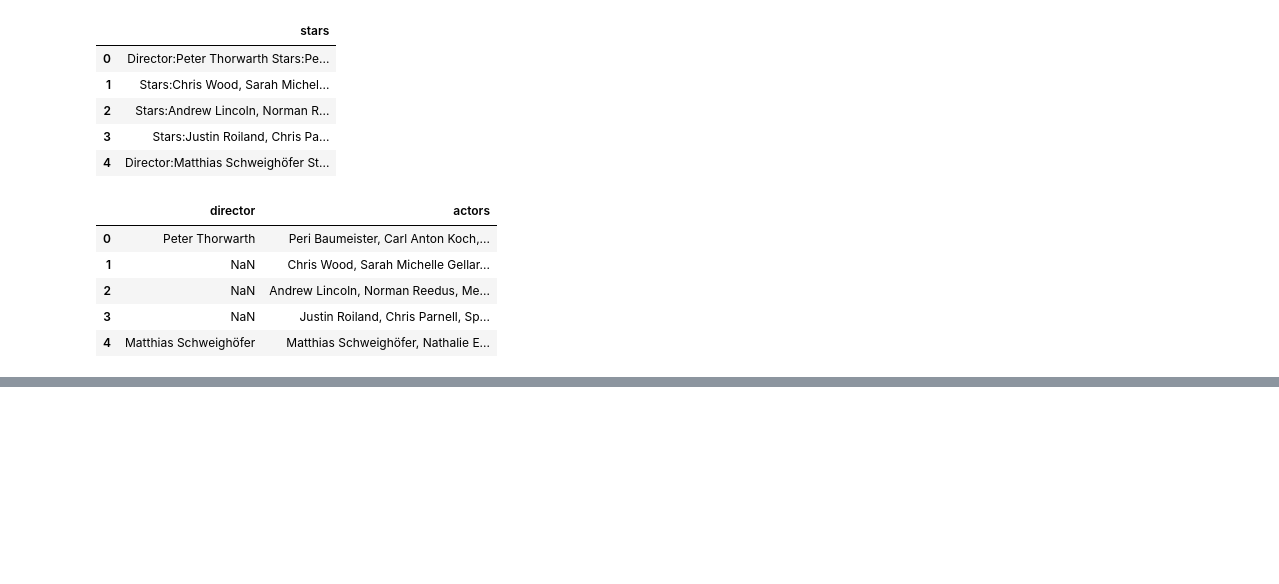
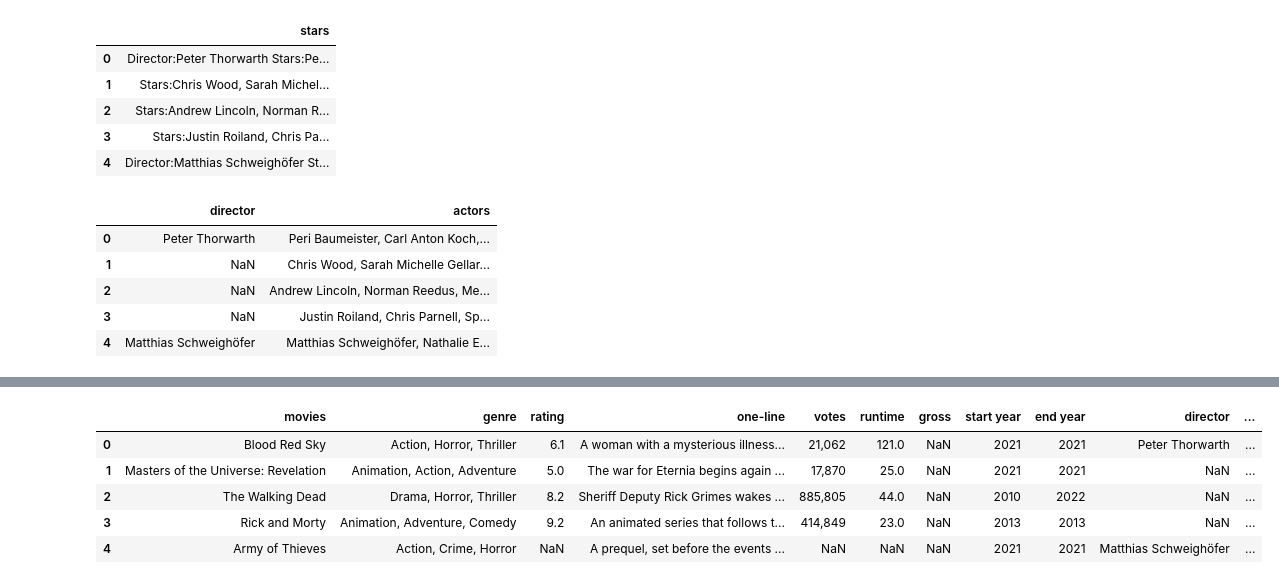
Before and after one commit to York-Solutions-B2E/Python_Lee_Khue, a Jupyter notebook: Python_york_B2E/Assignments/data-cleaning-assignment.ipynb, the cells around one changed output, grey strips where cells are left out. Drawn from its saved outputs; the diff is of its cells as text; code cells hidden in the pictures; blank space fills up the shorter version.

```diff
--- a/Python_york_B2E/Assignments/data-cleaning-assignment.ipynb
+++ b/Python_york_B2E/Assignments/data-cleaning-assignment.ipynb
@@ -66,0 +78,14 @@ display(movies[['director', 'actors']].head())
+# %%
+# removing uneccessary symbols
+movies["genre"] = movies["genre"].str.strip('\n')
+movies["one-line"] = movies["one-line"].str.strip('\n')
+movies["start year"] = movies["start year"].str.strip('I) (')
+movies["end year"] = movies["end year"].str.strip('I) (')
+movies.head()
+# %% [output]
+|  | movies | genre | rating | one-line | votes | runtime | gross | start year | end year | director | ... |
+| 0 | Blood Red Sky | Action, Horror, Thriller | 6.1 | A woman with a mysterious illness... | 21,062 | 121.0 | NaN | 2021 | 2021 | Peter Thorwarth | ... |
+| 1 | Masters of the Universe: Revelation | Animation, Action, Adventure | 5.0 | The war for Eternia begins again ... | 17,870 | 25.0 | NaN | 2021 | 2021 | NaN | ... |
+| 2 | The Walking Dead | Drama, Horror, Thriller | 8.2 | Sheriff Deputy Rick Grimes wakes ... | 885,805 | 44.0 | NaN | 2010 | 2022 | NaN | ... |
+| 3 | Rick and Morty | Animation, Adventure, Comedy | 9.2 | An animated series that follows t... | 414,849 | 23.0 | NaN | 2013 | 2013 | NaN | ... |
+| 4 | Army of Thieves | Action, Crime, Horror | NaN | A prequel, set before the events ... | NaN | NaN | NaN | 2021 | 2021 | Matthias Schweighöfer | ... |
```
Also changed, not shown: parts of 3 cells of this notebook, 7 other files.
